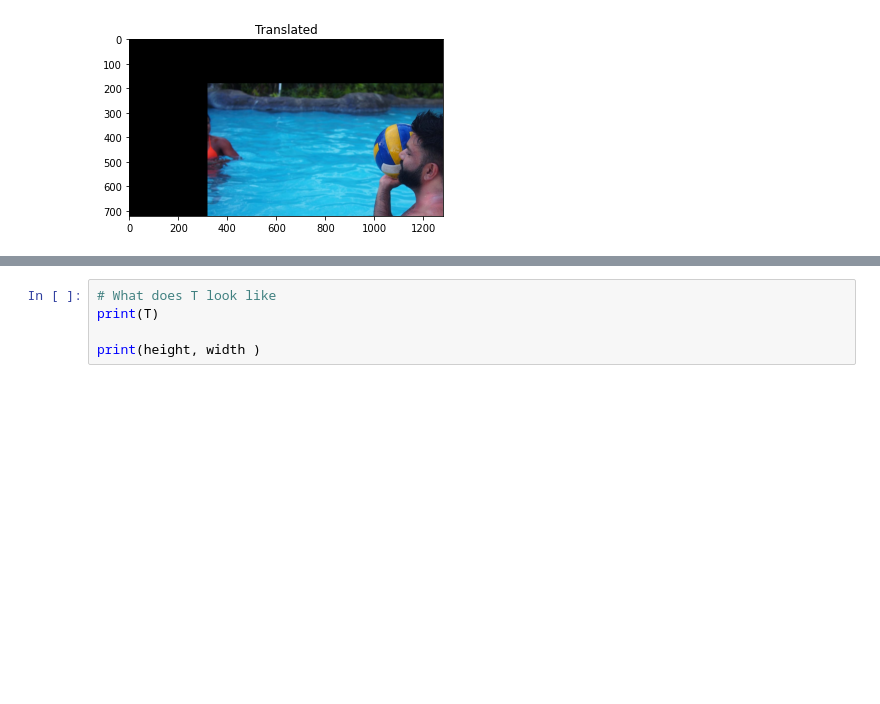
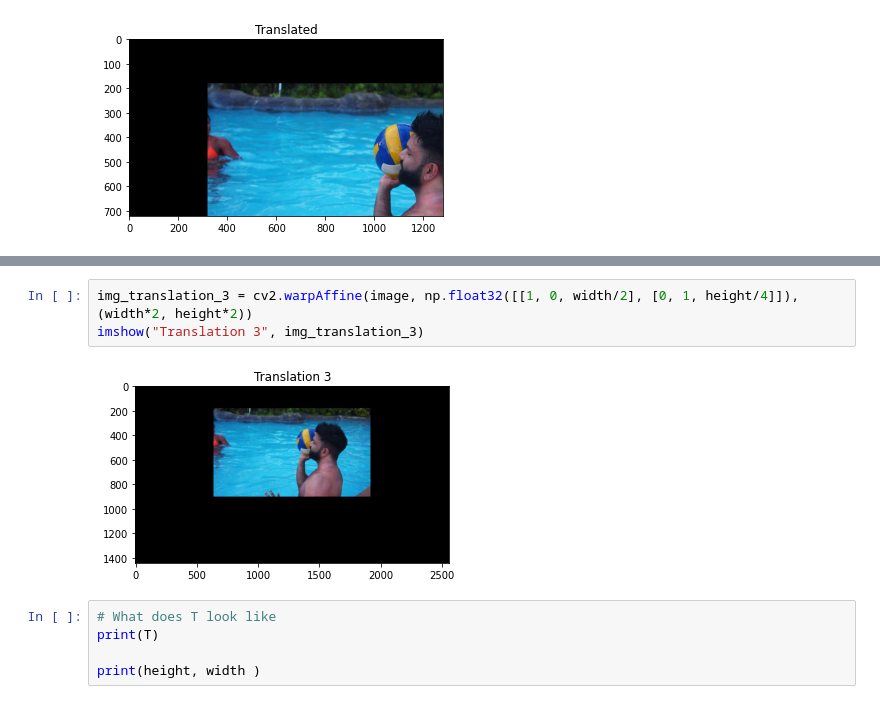
Before and after one commit to mirpouya/OpenCV-Tutorial, a Jupyter notebook: 5. Transformations - Translations and Rotations.ipynb, the cells around one changed output, grey strips where cells are left out. Drawn from its saved outputs; the diff is of its cells as text; blank space fills up the shorter version.

```diff
--- a/5. Transformations - Translations and Rotations.ipynb
+++ b/5. Transformations - Translations and Rotations.ipynb
@@ -68,3 +70,8 @@ imshow("Translated", img_translation)
+# %%
+img_translation_3 = cv2.warpAffine(image, np.float32([[1, 0, width/2], [0, 1, height/4]]), (width*2, height*2))
+imshow("Translation 3", img_translation_3)
+# %% [output]
+[figure, added]
 # %%
 # What does T look like
 print(T)
```
Also changed, not shown: parts of 2 cells of this notebook.
